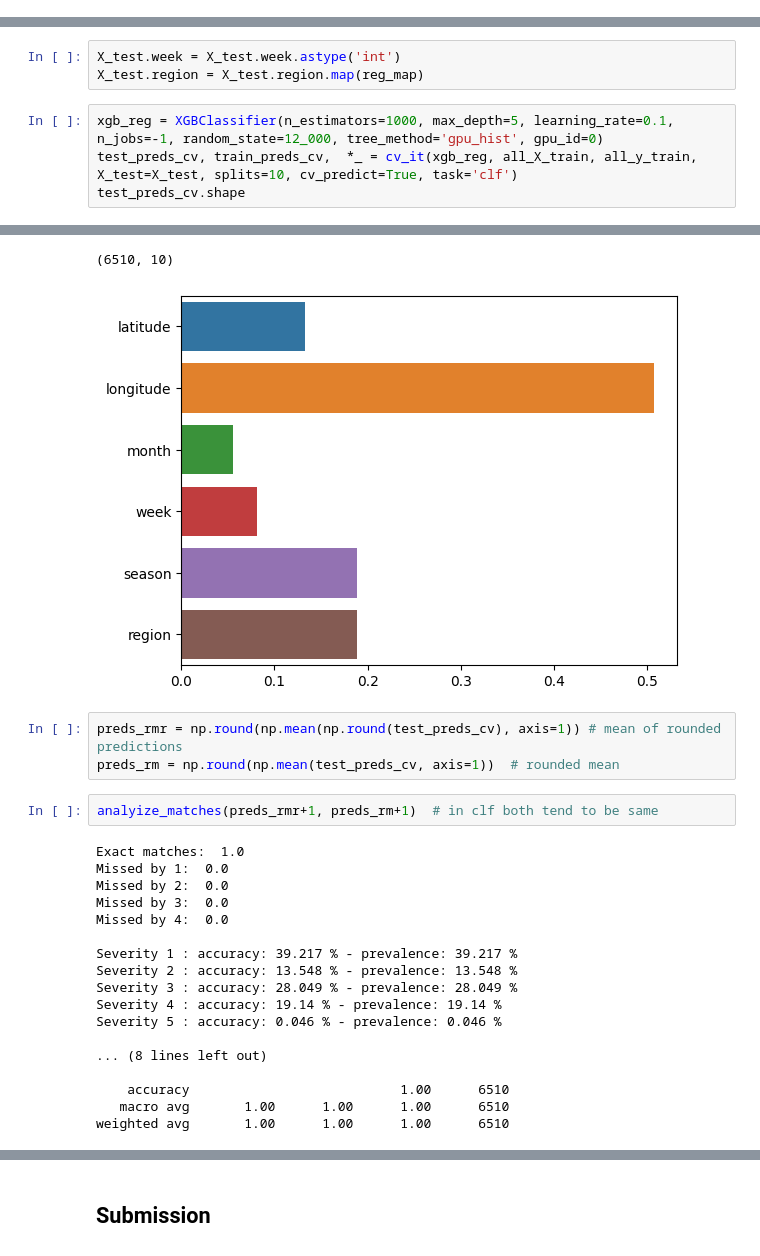
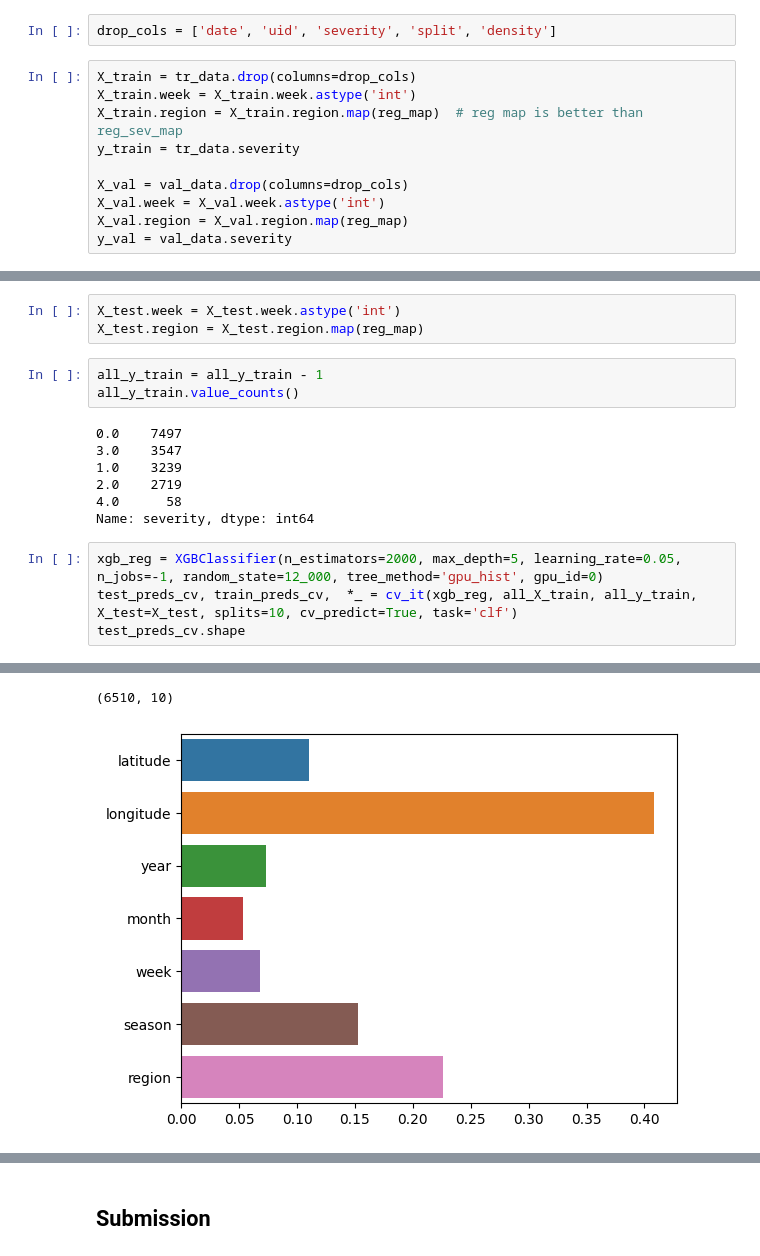
Before and after one commit to k-loki/Algal-bloom-Identification, a Jupyter notebook: notebooks/mt_data_again.ipynb, the cells around one changed output, grey strips where cells are left out. Saved outputs shown, nothing was run; the diff lists cells and outputs as text.

Commit message:
xgb_clf @ 0.88 corrected preds

```diff
--- a/notebooks/mt_data_again.ipynb
+++ b/notebooks/mt_data_again.ipynb
@@ -1080,6 +1080,18 @@ rmse(y_train.loc[overlapped.index], xgb.predict(overlapped_df_X))
 0.8246879107694346
 # %% [markdown]
 # Test Predictions
+# %%
+drop_cols = ['date', 'uid', 'severity', 'split', 'density']
+# %%
+X_train = tr_data.drop(columns=drop_cols)
+X_train.week = X_train.week.astype('int')
+X_train.region = X_train.region.map(reg_map)  # reg map is better than reg_sev_map
+y_train = tr_data.severity
+
+X_val = val_data.drop(columns=drop_cols)
+X_val.week = X_val.week.astype('int')
+X_val.region = X_val.region.map(reg_map)
+y_val = val_data.severity
 # %%
 X_train.columns.to_list() == X_val.columns.to_list()
 # %% [output]
@@ -1116,8 +1128,18 @@ all_X_train.shape, all_y_train.shape
 # %%
 X_test.week = X_test.week.astype('int')
 X_test.region = X_test.region.map(reg_map)
+# %%
+all_y_train = all_y_train - 1
+all_y_train.value_counts()
+# %% [output]
+0.0    7497
+3.0    3547
+1.0    3239
+2.0    2719
+4.0      58
+Name: severity, dtype: int64
 # %%
-xgb_reg = XGBClassifier(n_estimators=1000, max_depth=5, learning_rate=0.1, n_jobs=-1, random_state=12_000, tree_method='gpu_hist', gpu_id=0)
+xgb_reg = XGBClassifier(n_estimators=2000, max_depth=5, learning_rate=0.05, n_jobs=-1, random_state=12_000, tree_method='gpu_hist', gpu_id=0)
 test_preds_cv, train_preds_cv,  *_ = cv_it(xgb_reg, all_X_train, all_y_train, X_test=X_test, splits=10, cv_predict=True, task='clf')
 test_preds_cv.shape
 # %% [output]
@@ -1140,26 +1162,3 @@ Mean Val RMSE: 0.8814716379745434 std: 0.01214092585710114
 Mean Test RMSE: 0.0 std: 0.0
 (6510, 10)
-[figure, old version]
+[figure, new version]
-# %%
-preds_rmr = np.round(np.mean(np.round(test_preds_cv), axis=1)) # mean of rounded predictions
-preds_rm = np.round(np.mean(test_preds_cv, axis=1))  # rounded mean
-# %%
-analyize_matches(preds_rmr+1, preds_rm+1)  # in clf both tend to be same
-# %% [output]
-Exact matches:  1.0
-Missed by 1:  0.0
-Missed by 2:  0.0
-Missed by 3:  0.0
-Missed by 4:  0.0
-
-Severity 1 : accuracy: 39.217 % - prevalence: 39.217 %
-Severity 2 : accuracy: 13.548 % - prevalence: 13.548 %
-Severity 3 : accuracy: 28.049 % - prevalence: 28.049 %
-Severity 4 : accuracy: 19.14 % - prevalence: 19.14 %
-Severity 5 : accuracy: 0.046 % - prevalence: 0.046 %
-
-... (8 lines left out)
-
-    accuracy                           1.00      6510
-   macro avg       1.00      1.00      1.00      6510
-weighted avg       1.00      1.00      1.00      6510
```
Also changed, not shown: parts of 7 cells of this notebook.
